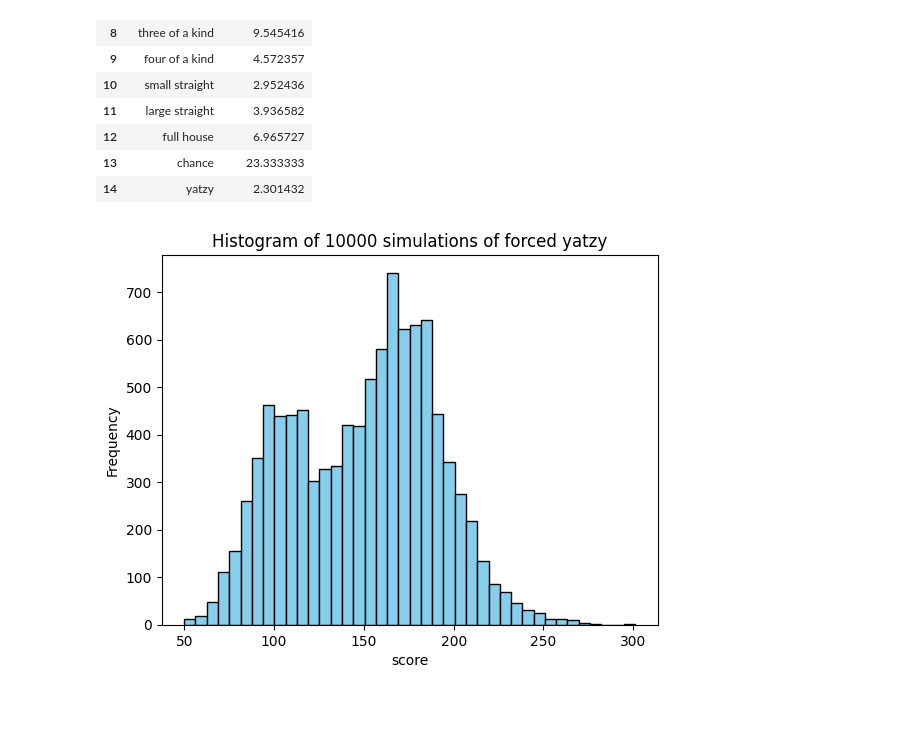
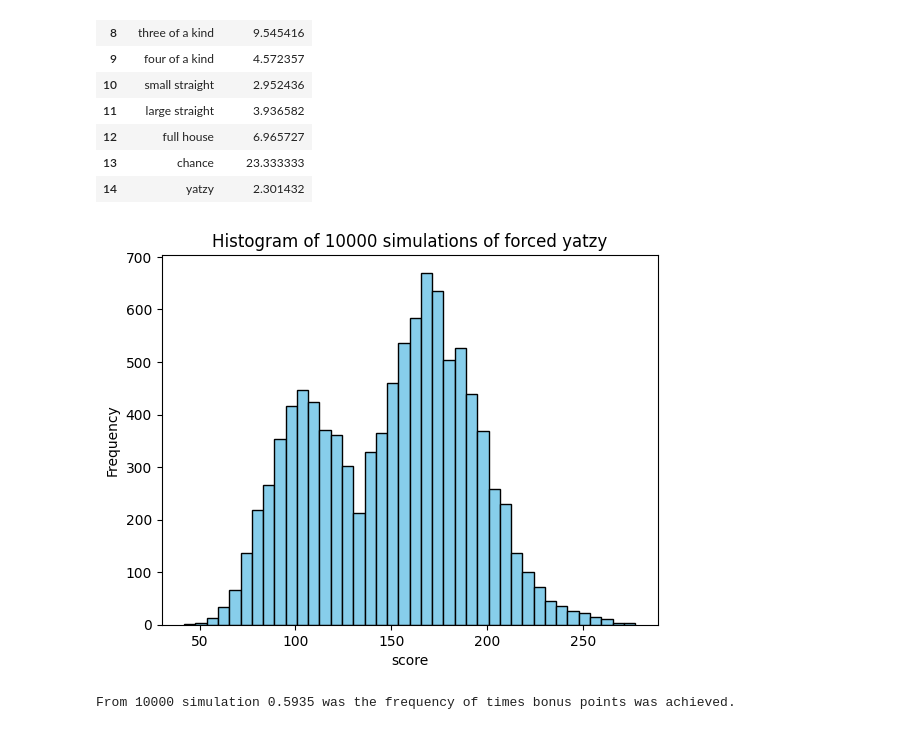
Before and after one commit to Linuchef/Yatzy_optimiziation, a Jupyter notebook: notebooks/analysis.ipynb, the cells around one changed output. Saved outputs shown, nothing was run; the diff lists cells and outputs as text; code cells hidden in the pictures.

```diff
--- a/notebooks/analysis.ipynb
+++ b/notebooks/analysis.ipynb
@@ -87,9 +144,14 @@ category_score_results
 # score_test = simulate_forced_yatzy(df)
 score_list = simulate_n_times(10000, df)
 # %%
-plot_histogram(score_list)
+
+plot_histogram(score_list[0])
 # %% [output]
-[figure, old version]
+[figure, new version]
+# %%
+print(f"From 10000 simulation {score_list[1]} was the frequency of times bonus points was achieved.")
+# %% [output]
+From 10000 simulation 0.5935 was the frequency of times bonus points was achieved.
 # %%
 print("Mean of simulated games playing optimally : ", mean(score_list))
 print("Expected score playing optimally : ", expected_value_for_game(category_score_results))
```
Also changed, not shown: parts of 14 cells of this notebook, 3 other files.
